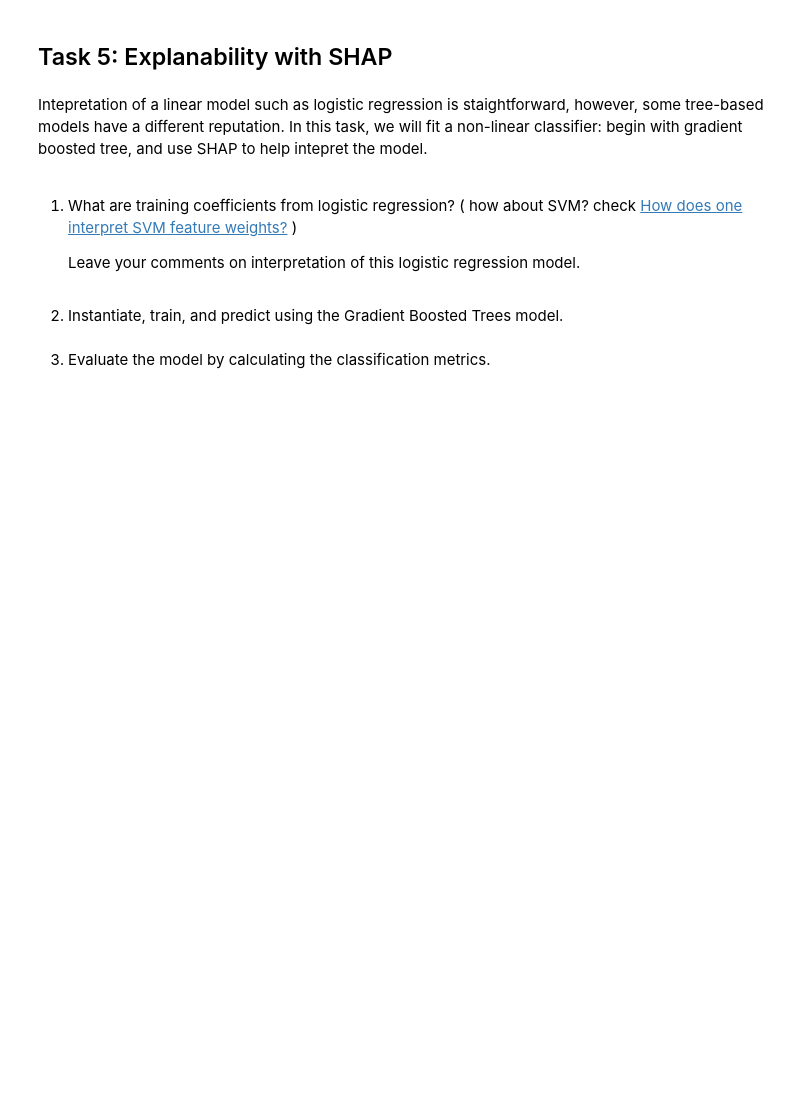
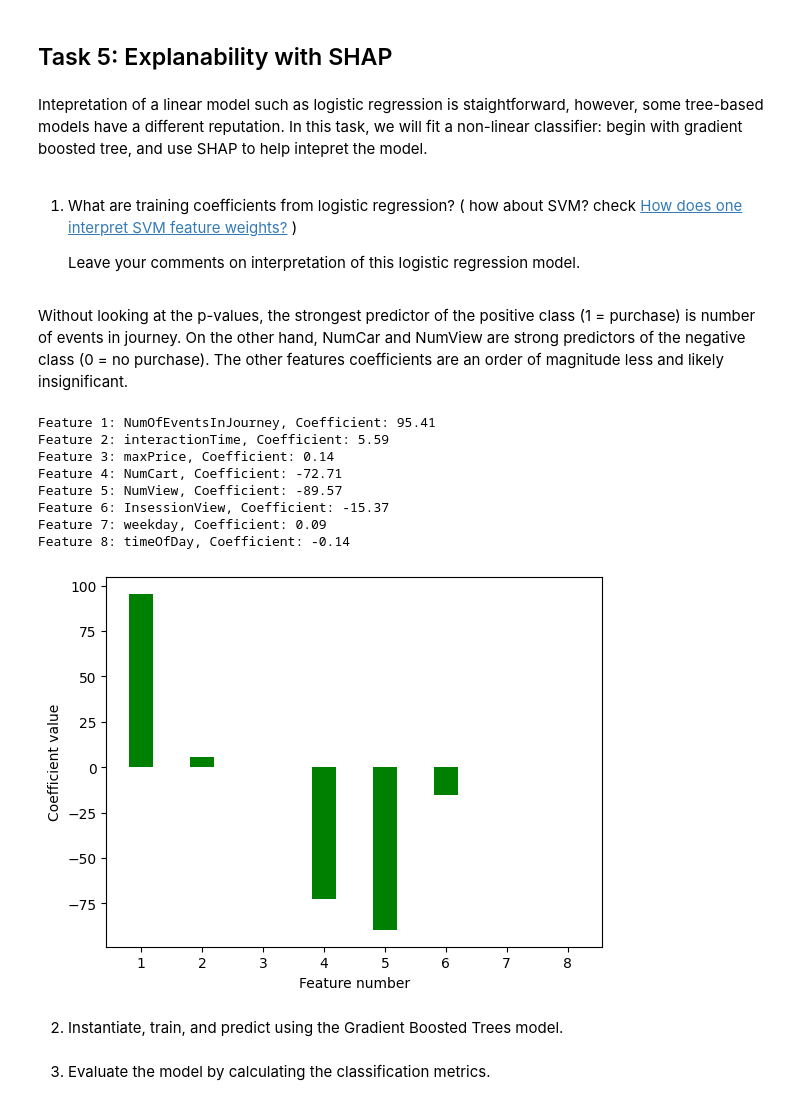
Before and after one commit to chemengage/MLE9, a Jupyter notebook: assignments/week-6-supervised-ML/nb/electronics-purchase-prediction.ipynb, the cells around one changed output. Drawn from its saved outputs; the diff is of its cells as text; code cells hidden in the pictures; blank space fills up the shorter version.

```diff
--- a/assignments/week-6-supervised-ML/nb/electronics-purchase-prediction.ipynb
+++ b/assignments/week-6-supervised-ML/nb/electronics-purchase-prediction.ipynb
@@ -332,6 +331,7 @@ from sklearn.metrics import (
 # class weight from earlier calculation (1.4% class 1)
 #class_weight={0:0.986, 1:0.014}
 #class_weight={0:0.014, 1:0.986}
-lr_model = LogisticRegression(class_weight='balanced').fit(X_train_reduced, y_train) # YOUR CODE HERE
-lr_pred = lr_model.predict(X_test_reduced) # YOUR CODE HERE
+lr_model = LogisticRegression(class_weight='balanced')
+lr_fit = lr_model.fit(X_train_reduced, y_train) # YOUR CODE HERE
+lr_pred = lr_fit.predict(X_test_reduced) # YOUR CODE HERE
 # %% [output]
@@ -401,3 +427,29 @@ Intepretation of a linear model such as logistic regression is staightforward, h
+# %% [markdown]
+Without looking at the p-values, the strongest predictor of the positive class (1 = purchase) is number of events in journey. On the other hand, NumCar and NumView are strong predictors of the negative class (0 = no purchase). The other features coefficients are an order of magnitude less and likely insignificant.
+# %%
+# YOUR CODE HERE
+import matplotlib.pyplot as plt
+lr_coef = lr_model.coef_[0]
+x_labels = train_df_reduced.drop(columns=['Purchase']).columns
+
+for i,j in enumerate(lr_coef):
+    print('Feature {}: {}, Coefficient: {}'.format(i+1, x_labels[i],round(j,2)))
+
+plt.figure(69)
+plt.bar(np.arange(1,len(lr_coef)+1), lr_coef, width=0.4, color='g')
+plt.xlabel('Feature number')
+plt.ylabel('Coefficient value')
+plt.show()
+# %% [output]
+Feature 1: NumOfEventsInJourney, Coefficient: 95.41
+Feature 2: interactionTime, Coefficient: 5.59
+Feature 3: maxPrice, Coefficient: 0.14
+Feature 4: NumCart, Coefficient: -72.71
+Feature 5: NumView, Coefficient: -89.57
+Feature 6: InsessionView, Coefficient: -15.37
+Feature 7: weekday, Coefficient: 0.09
+Feature 8: timeOfDay, Coefficient: -0.14
+[figure, added]
 # %% [markdown]
 2. Instantiate, train, and predict using the Gradient Boosted Trees model.
 # %%
```
Also changed, not shown: parts of 10 cells of this notebook.
